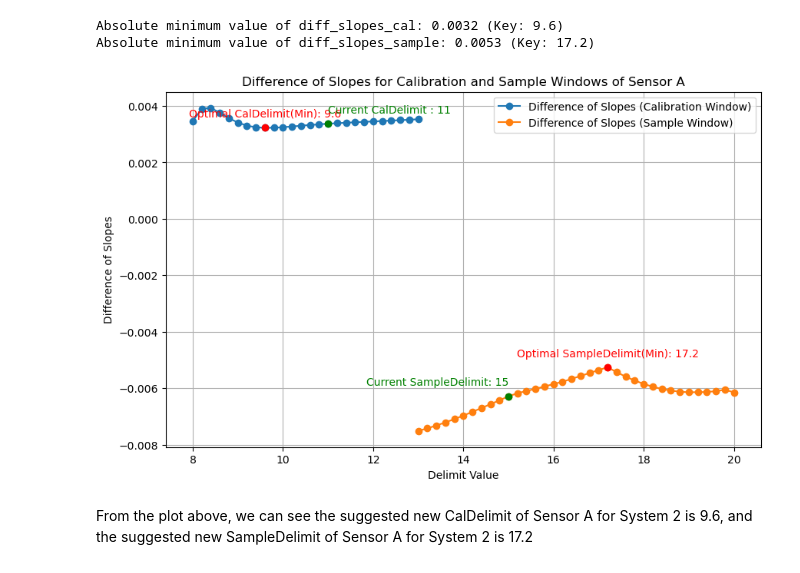
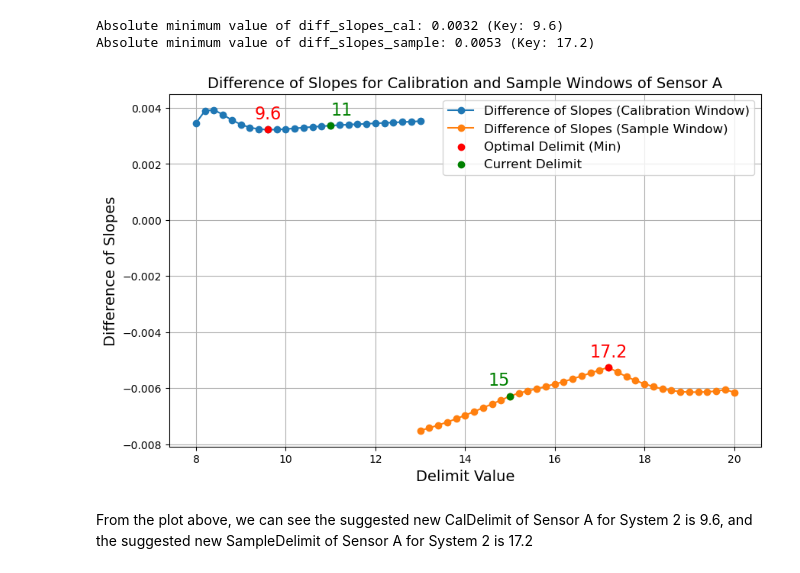
Before and after one commit to dejaytang/Capstone_Siemens, a Jupyter notebook: Coding/Window_Optimization/Window_Optimization/Window_Optimization.ipynb, the cells around one changed output. Cells and saved outputs as stored; diff of their text form; code cells hidden in the pictures.

```diff
--- a/Coding/Window_Optimization/Window_Optimization/Window_Optimization.ipynb
+++ b/Coding/Window_Optimization/Window_Optimization/Window_Optimization.ipynb
@@ -582,51 +634,51 @@ delimits_cal = list(diff_slopes_result_A_cal.keys())
 delimits_sample = list(diff_slopes_result_A_sample.keys())
 diff_slopes_cal = [diff_slopes_result_A_cal[delimit]['diff_slopes_cal'] for delimit in delimits_cal]
 diff_slopes_sample = [diff_slopes_result_A_sample[delimit]['diff_slopes_sample'] for delimit in delimits_sample]
 
 # Create a plot
 plt.figure(figsize=(10, 6))
 
 # Plot diff_slopes_cal
 plt.plot(delimits_cal, diff_slopes_cal, label='Difference of Slopes (Calibration Window)', marker='o')
 
 # Plot diff_slopes_sample
 plt.plot(delimits_sample, diff_slopes_sample, label='Difference of Slopes (Sample Window)', marker='o')
 
 # Mark the minimum absolute values
 plt.scatter(min_abs_diff_slopes_cal_key, diff_slopes_result_A_cal[min_abs_diff_slopes_cal_key]['diff_slopes_cal'],
-            color='red', zorder=5)
+            color='red', zorder=5, label='Optimal Delimit (Min)')
 plt.scatter(calDelimit_A, diff_slopes_result_A_cal[calDelimit_A]['diff_slopes_cal'],
-            color='green', zorder=5)
+            color='green', zorder=5, label='Current Delimit')
 plt.scatter(min_abs_diff_slopes_sample_key, diff_slopes_result_A_sample[min_abs_diff_slopes_sample_key]['diff_slopes_sample'],
-            color='red', zorder=5)
+            color='red', zorder=5, )
 plt.scatter(sampleDelimit_A, diff_slopes_result_A_sample[sampleDelimit_A]['diff_slopes_sample'],
-            color='green', zorder=5)
+            color='green', zorder=5, )
 
-# Annotate the points with minimum values
-plt.annotate(f'Optimal CalDelimit(Min): {min_abs_diff_slopes_cal_key}',
+plt.annotate(f'{min_abs_diff_slopes_cal_key}',
              (min_abs_diff_slopes_cal_key, diff_slopes_result_A_cal[min_abs_diff_slopes_cal_key]['diff_slopes_cal']),
-             textcoords="offset points", xytext=(0,10), ha='center', color='red')
-plt.annotate(f'Current CalDelimit : {calDelimit_A}',
+             textcoords="offset points", xytext=(0,10), ha='center', color='red', fontsize=16)
+plt.annotate(f'{calDelimit_A}',
              (calDelimit_A, diff_slopes_result_A_cal[calDelimit_A]['diff_slopes_cal']),
-             textcoords="offset points", xytext=(0,10), ha='left', color='green')
-plt.annotate(f'Optimal SampleDelimit(Min): {min_abs_diff_slopes_sample_key}',
+             textcoords="offset points", xytext=(0,10), ha='left', color='green', fontsize=16)
+plt.annotate(f'{min_abs_diff_slopes_sample_key}',
              (min_abs_diff_slopes_sample_key, diff_slopes_result_A_sample[min_abs_diff_slopes_sample_key]['diff_slopes_sample']),
-             textcoords="offset points", xytext=(0,10), ha='center', color='red')
-plt.annotate(f'Current SampleDelimit: {sampleDelimit_A}',
+             textcoords="offset points", xytext=(0,10), ha='center', color='red', fontsize=16)
+plt.annotate(f'{sampleDelimit_A}',
              (sampleDelimit_A, diff_slopes_result_A_sample[sampleDelimit_A]['diff_slopes_sample']),
-             textcoords="offset points", xytext=(0,10), ha='right', color='green')
+             textcoords="offset points", xytext=(0,10), ha='right', color='green', fontsize=16)
 
 # Adding title and labels
-plt.title('Difference of Slopes for Calibration and Sample Windows of Sensor A')
-plt.xlabel('Delimit Value')
-plt.ylabel('Difference of Slopes')
-plt.legend()
+plt.title('Difference of Slopes for Calibration and Sample Windows of Sensor A', fontsize=14)
+
+plt.xlabel('Delimit Value', fontsize=14)  # Adjusted x-axis label fontsize
+plt.ylabel('Difference of Slopes', fontsize=14)  # Adjusted y-axis label fontsize
+plt.legend(loc='upper right',prop={'size': 12})
 
 # Display the plot
 plt.grid(True)
 plt.show()
 # %% [output]
-[figure, old version]
+[figure, new version]
 # %% [markdown]
 From the plot above, we can see the suggested new CalDelimit of Sensor A for System 2 is 9.6, and the suggested new SampleDelimit of Sensor A for System 2 is 17.2
 # %%
```
Also changed, not shown: parts of 8 cells of this notebook, 6 other files.
